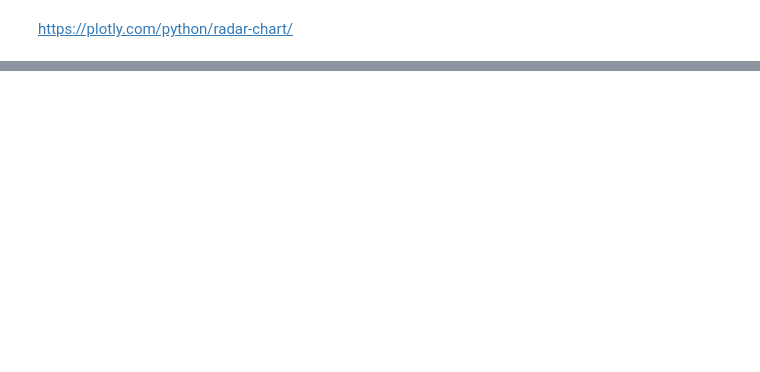
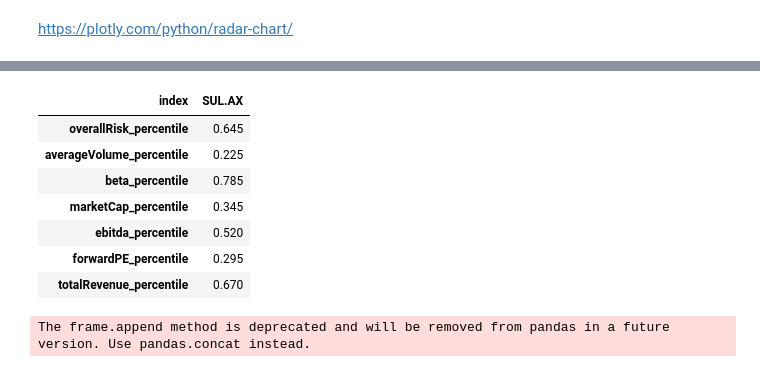
Before and after one commit to siddheshtungare/Portfolio-analysis-streamlit, a Jupyter notebook: Fundamental_Analysis.ipynb, the cells around one changed output, grey strips where cells are left out. Saved outputs shown, nothing was run; the diff lists cells and outputs as text; code cells hidden in the pictures; blank space fills up the shorter version.

```diff
--- a/Fundamental_Analysis.ipynb
+++ b/Fundamental_Analysis.ipynb
@@ -226,0 +204,24 @@ x-axis = percentile score of a security
+# %%
+# Given a ticker, lets run the radar chart
+# df = df_fundamentals.loc[df_fundamentals.index.isin( tickers_to_plot), [col for col in df_fundamentals.columns.to_list() if "percentile" in col] ].T               # Only plot the percentile columns need
+df = df_fundamentals.loc[df_fundamentals.index == ticker_to_plot, [col for col in df_fundamentals.columns.to_list() if "percentile" in col] ].T               # Only plot the percentile columns need
+
+# df = df_fundamentals.loc[df_fundamentals['index'].str.contains("percentile")]
+# df = df[[col for col in df_fundamentals.columns.to_list() if "percentile" in col]]           # Only plot the percentile columns need
+
+df
+# %% [output]
+| index | SUL.AX |
+| overallRisk_percentile | 0.645 |
+| averageVolume_percentile | 0.225 |
+| beta_percentile | 0.785 |
+| marketCap_percentile | 0.345 |
+| ebitda_percentile | 0.520 |
+| forwardPE_percentile | 0.295 |
+| totalRevenue_percentile | 0.670 |
+# %%
+import plotly.express as px
+fig = px.line_polar(df, r=ticker_to_plot, theta=df.index, line_close=True)
+fig.show()
+# %% [output]
+The frame.append method is deprecated and will be removed from pandas in a future version. Use pandas.concat instead.
```
Also changed, not shown: parts of 22 cells of this notebook, 2 other files.
